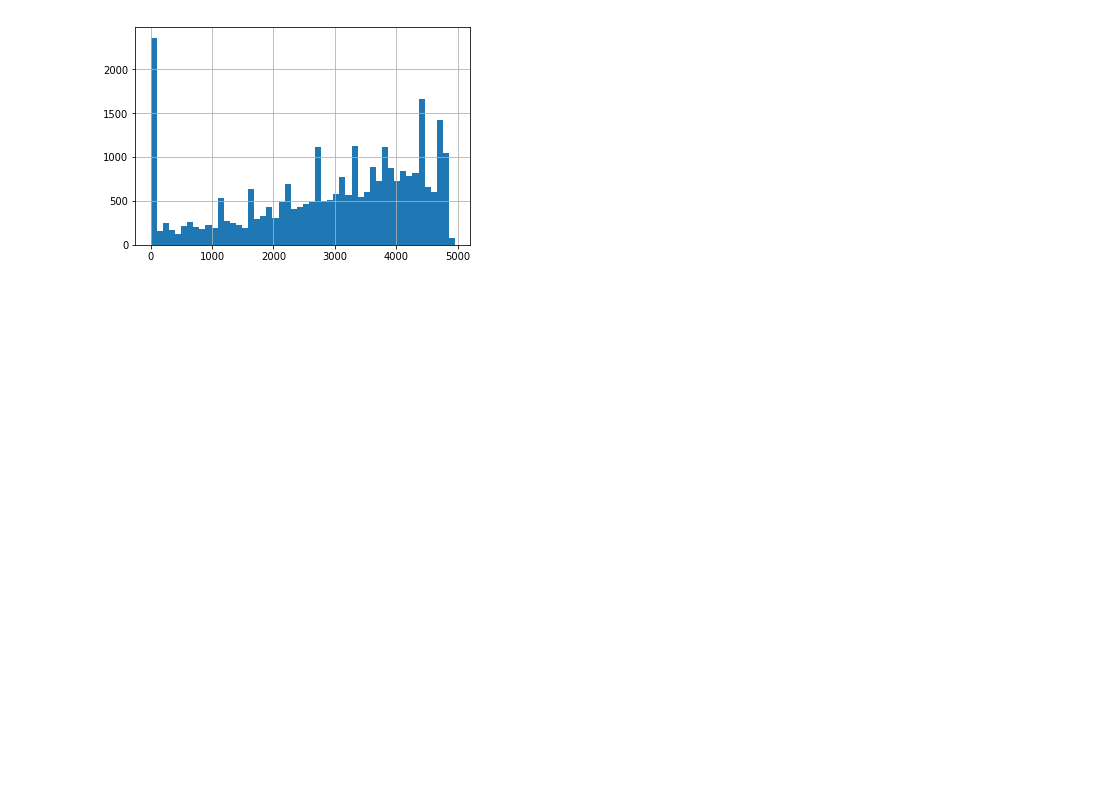
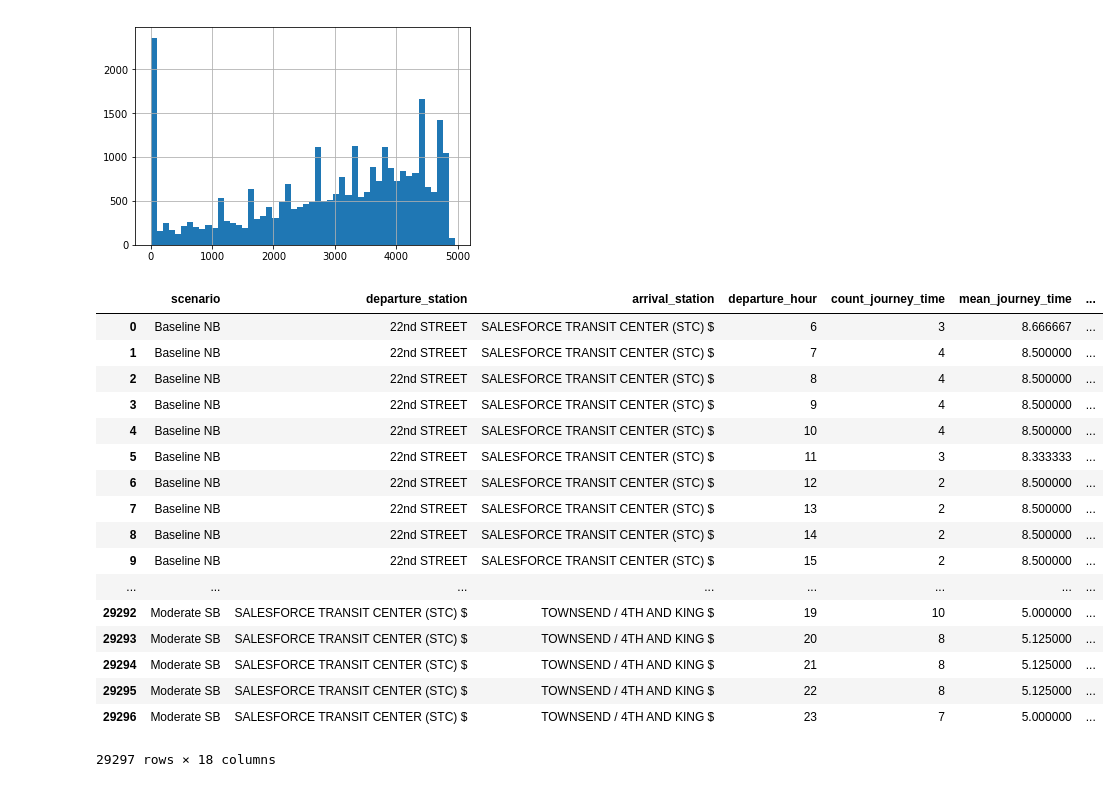
Before and after one commit to sfbrigade/calviz, a Jupyter notebook: notebooks/Isochrones.ipynb, the cells around one changed output. Drawn from its saved outputs; the diff is of its cells as text; code cells hidden in the pictures; blank space fills up the shorter version.

Commit message:
final metrics data

```diff
--- a/notebooks/Isochrones.ipynb
+++ b/notebooks/Isochrones.ipynb
@@ -16,3 +16,11 @@ df['isochrone_circle_distance'].hist(bins=50)
 [figure]
 # %%
 df['scenario_no_dist'] = df['scenario'].str[:-3]
+# %%
+df_latlon = pd.read_csv('../data/station_lat_lon_key.csv')
+# %%
+df = df.merge(df_latlon, left_on='departure_station', right_on='nasty_station')
+df.rename({'lat':'lat_departure',
+           'lon':'lon_departure',
+           'pretty_station':'pretty_departure_station'}, axis='columns', inplace=True)
+df.drop(columns=['nasty_station'], inplace=True)
@@ -19,2 +29,27 @@ df['scenario_no_dist'] = df['scenario'].str[:-3]
+# %%
+df = df.merge(df_latlon, left_on='arrival_station', right_on='nasty_station')
+df.rename({'lat':'lat_arrival',
+           'lon':'lon_arriv',
+           'pretty_station':'pretty_arrival_station'}, axis='columns', inplace=True)
+df.drop(columns=['nasty_station'], inplace=True)
+# %% [output]
+|  | scenario | departure_station | arrival_station | departure_hour | count_journey_time | mean_journey_time | ... |
+| 0 | Baseline NB | 22nd STREET | SALESFORCE TRANSIT CENTER (STC) $ | 6 | 3 | 8.666667 | ... |
+| 1 | Baseline NB | 22nd STREET | SALESFORCE TRANSIT CENTER (STC) $ | 7 | 4 | 8.500000 | ... |
+| 2 | Baseline NB | 22nd STREET | SALESFORCE TRANSIT CENTER (STC) $ | 8 | 4 | 8.500000 | ... |
+| 3 | Baseline NB | 22nd STREET | SALESFORCE TRANSIT CENTER (STC) $ | 9 | 4 | 8.500000 | ... |
+| 4 | Baseline NB | 22nd STREET | SALESFORCE TRANSIT CENTER (STC) $ | 10 | 4 | 8.500000 | ... |
+| 5 | Baseline NB | 22nd STREET | SALESFORCE TRANSIT CENTER (STC) $ | 11 | 3 | 8.333333 | ... |
+| 6 | Baseline NB | 22nd STREET | SALESFORCE TRANSIT CENTER (STC) $ | 12 | 2 | 8.500000 | ... |
+| 7 | Baseline NB | 22nd STREET | SALESFORCE TRANSIT CENTER (STC) $ | 13 | 2 | 8.500000 | ... |
+| 8 | Baseline NB | 22nd STREET | SALESFORCE TRANSIT CENTER (STC) $ | 14 | 2 | 8.500000 | ... |
+| 9 | Baseline NB | 22nd STREET | SALESFORCE TRANSIT CENTER (STC) $ | 15 | 2 | 8.500000 | ... |
+| ... | ... | ... | ... | ... | ... | ... | ... |
+| 29292 | Moderate SB | SALESFORCE TRANSIT CENTER (STC) $ | TOWNSEND / 4TH AND KING $ | 19 | 10 | 5.000000 | ... |
+| 29293 | Moderate SB | SALESFORCE TRANSIT CENTER (STC) $ | TOWNSEND / 4TH AND KING $ | 20 | 8 | 5.125000 | ... |
+| 29294 | Moderate SB | SALESFORCE TRANSIT CENTER (STC) $ | TOWNSEND / 4TH AND KING $ | 21 | 8 | 5.125000 | ... |
+| 29295 | Moderate SB | SALESFORCE TRANSIT CENTER (STC) $ | TOWNSEND / 4TH AND KING $ | 22 | 8 | 5.125000 | ... |
+| 29296 | Moderate SB | SALESFORCE TRANSIT CENTER (STC) $ | TOWNSEND / 4TH AND KING $ | 23 | 7 | 5.000000 | ... |
+29297 rows × 18 columns
 # %%
 df.to_csv('../data/parsed_data/schedules/all_schedules_metrics.csv', index=False)
```
Also changed, not shown: parts of 1 cell of this notebook, 1 other file.
